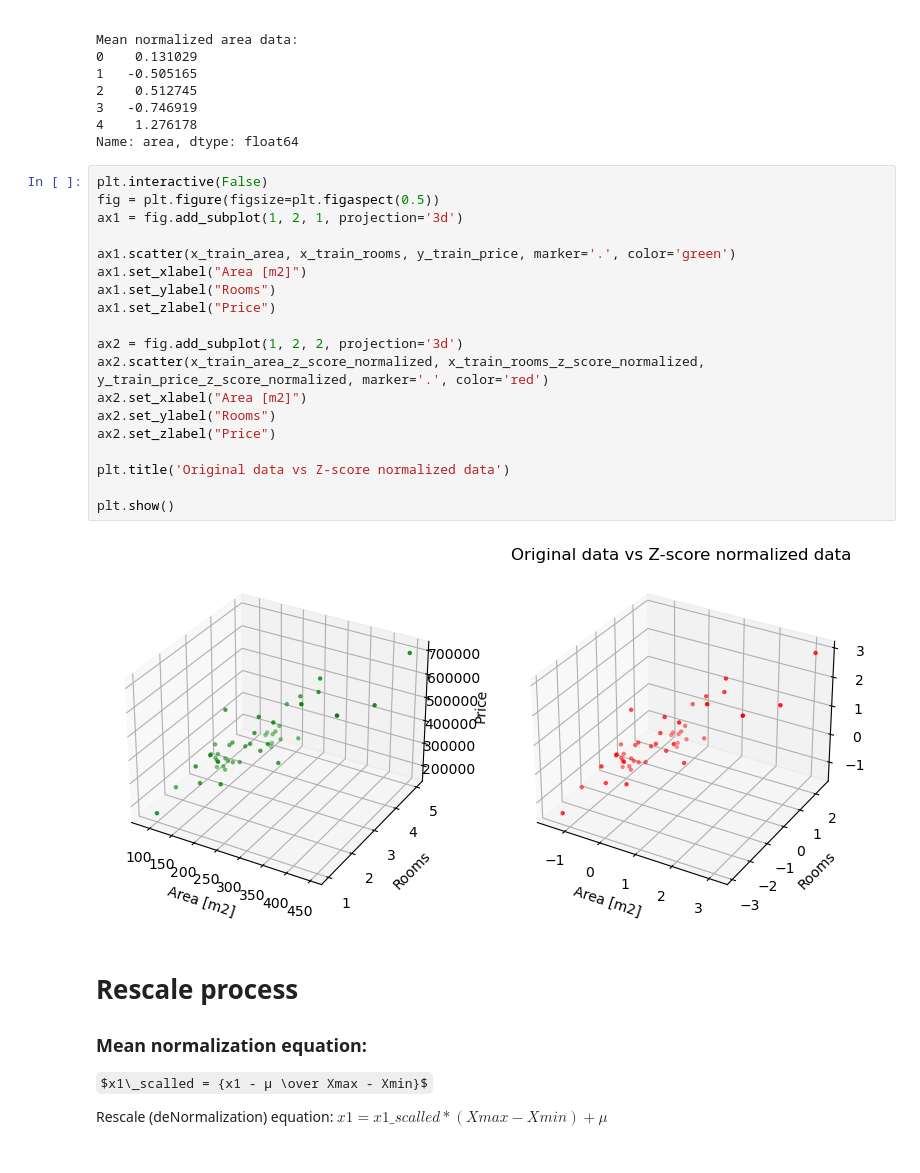
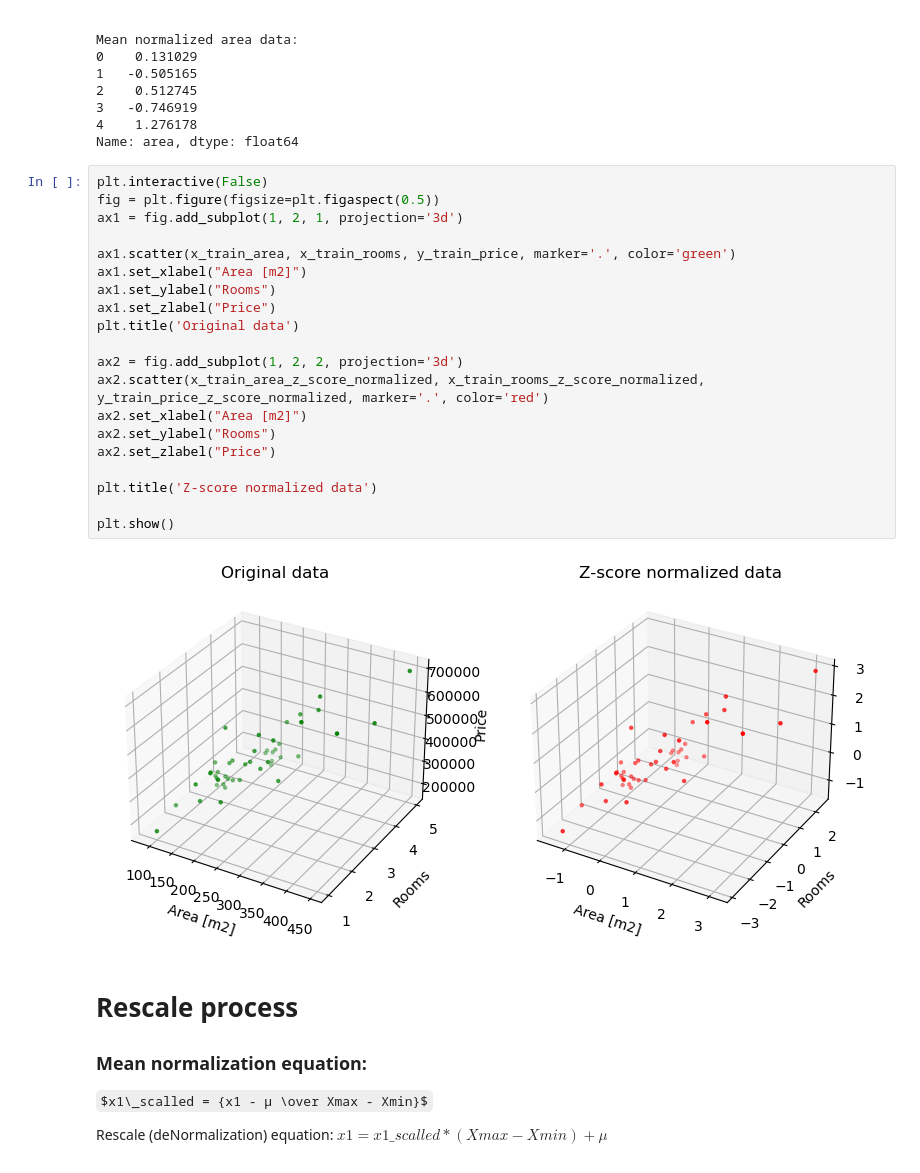
Before and after one commit to peterbaksa/MachineLearning, a Jupyter notebook: 01_Linear_Regression/05_other_feature_scaling_techniques/05_other_feature_scaling_techniques.ipynb, the cells around one changed output. Cells and saved outputs as stored; diff of their text form; some formulas as TeX source.

```diff
--- a/01_Linear_Regression/05_other_feature_scaling_techniques/05_other_feature_scaling_techniques.ipynb
+++ b/01_Linear_Regression/05_other_feature_scaling_techniques/05_other_feature_scaling_techniques.ipynb
@@ -141,24 +142,25 @@ Name: area, dtype: float64
 # %%
 plt.interactive(False)
 fig = plt.figure(figsize=plt.figaspect(0.5))
 ax1 = fig.add_subplot(1, 2, 1, projection='3d')
 
 ax1.scatter(x_train_area, x_train_rooms, y_train_price, marker='.', color='green')
 ax1.set_xlabel("Area [m2]")
 ax1.set_ylabel("Rooms")
 ax1.set_zlabel("Price")
+plt.title('Original data')
 
 ax2 = fig.add_subplot(1, 2, 2, projection='3d')
 ax2.scatter(x_train_area_z_score_normalized, x_train_rooms_z_score_normalized, y_train_price_z_score_normalized, marker='.', color='red')
 ax2.set_xlabel("Area [m2]")
 ax2.set_ylabel("Rooms")
 ax2.set_zlabel("Price")
 
-plt.title('Original data vs Z-score normalized data')
+plt.title('Z-score normalized data')
 
 plt.show()
 # %% [output]
-[figure, old version]
+[figure, new version]
 # %% [markdown]
 # Rescale process
 
```
Also changed, not shown: parts of 1 cell of this notebook.
